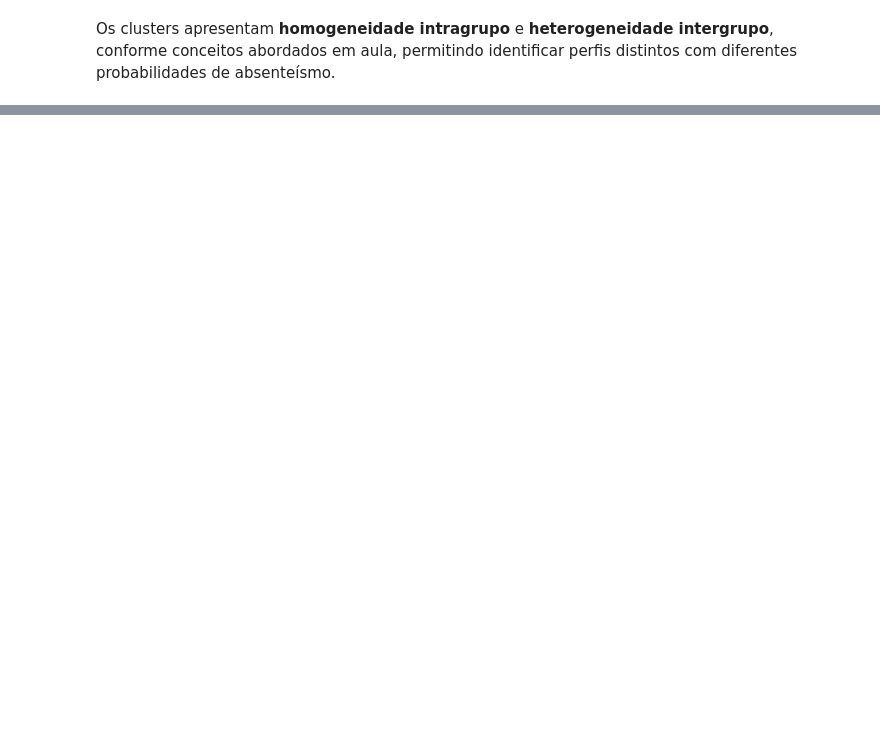
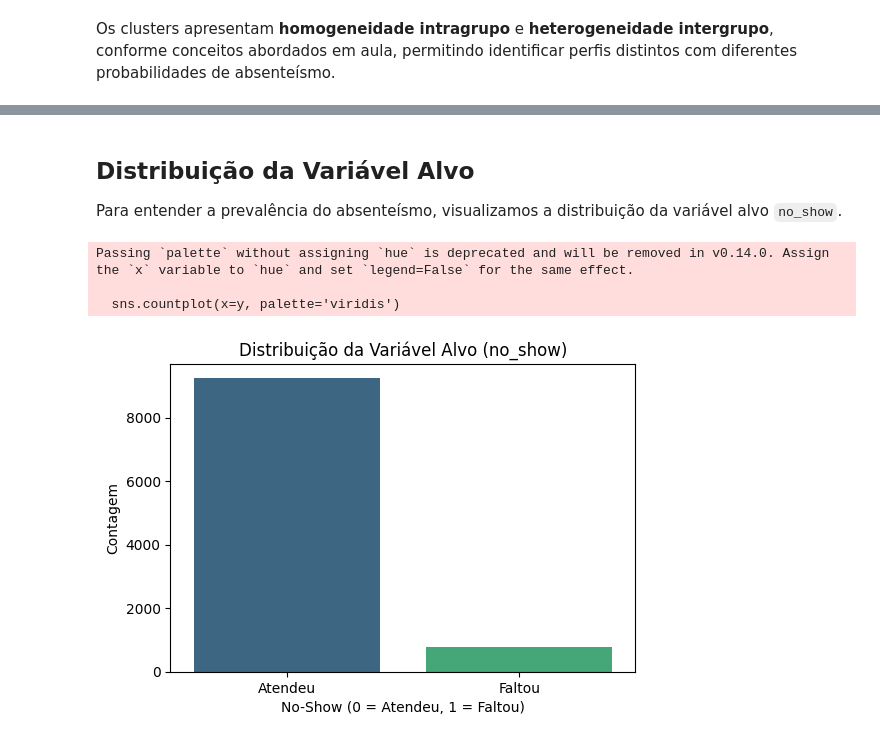
Before and after one commit to gustavaress/Sprint-4-IA-2025, a Jupyter notebook: Sprint4_IA_enhanced.ipynb, the cells around one changed output, grey strips where cells are left out. Drawn from its saved outputs; the diff is of its cells as text; code cells hidden in the pictures; blank space fills up the shorter version.

```diff
--- a/Sprint4_IA_enhanced.ipynb
+++ b/Sprint4_IA_enhanced.ipynb
@@ -460,0 +595,20 @@ Os clusters apresentam **homogeneidade intragrupo** e **heterogeneidade intergru
+# %% [markdown]
+## Distribuição da Variável Alvo
+
+Para entender a prevalência do absenteísmo, visualizamos a distribuição da variável alvo `no_show`.
+# %%
+import matplotlib.pyplot as plt
+import seaborn as sns
+
+plt.figure(figsize=(6, 4))
+sns.countplot(x=y, palette='viridis')
+plt.title('Distribuição da Variável Alvo (no_show)')
+plt.xlabel('No-Show (0 = Atendeu, 1 = Faltou)')
+plt.ylabel('Contagem')
+plt.xticks([0, 1], ['Atendeu', 'Faltou'])
+plt.show()
+# %% [output]
+Passing `palette` without assigning `hue` is deprecated and will be removed in v0.14.0. Assign the `x` variable to `hue` and set `legend=False` for the same effect.
+
+  sns.countplot(x=y, palette='viridis')
+[figure, added]
```
Also changed, not shown: parts of 7 cells of this notebook, 1 other file.
